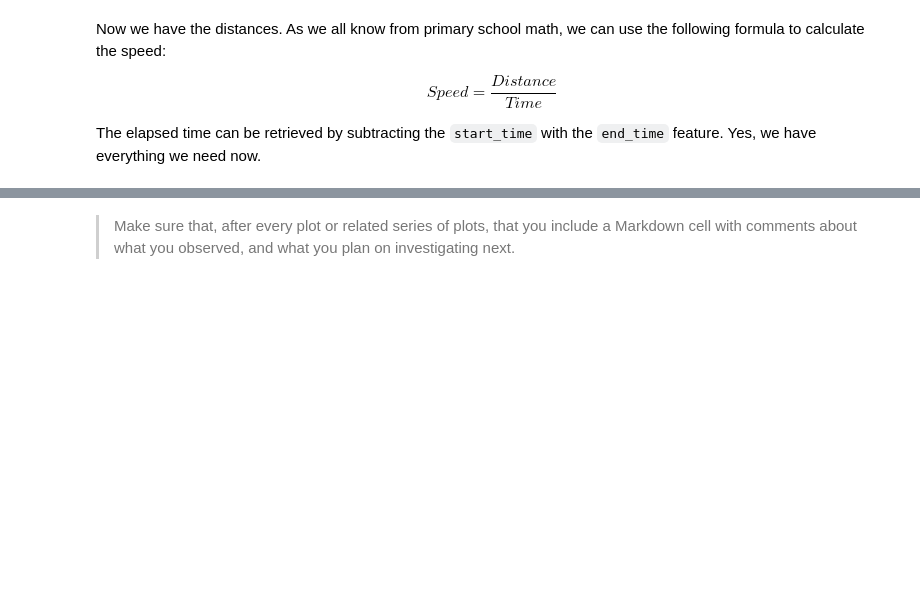
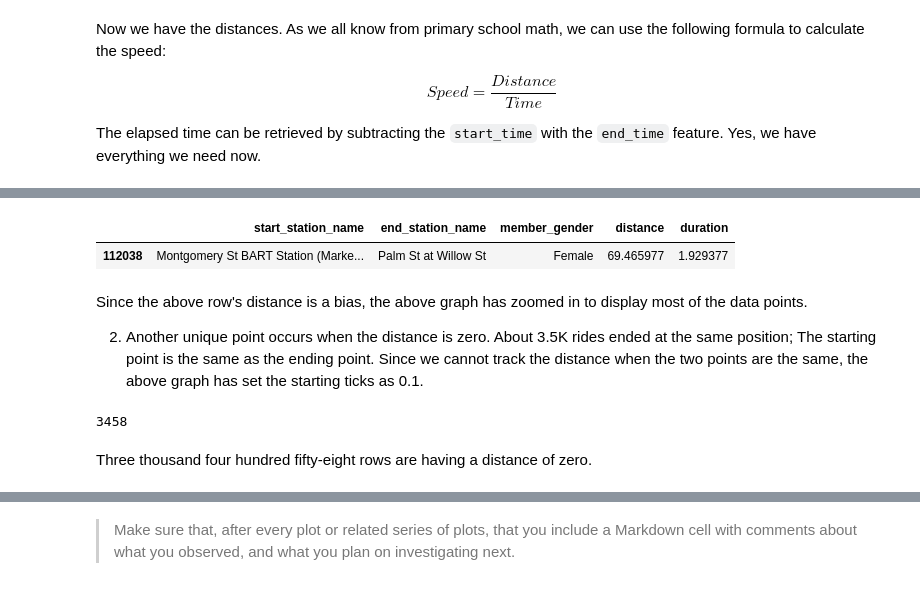
Before and after one commit to chefZau/Bike-System-Data-Exploration, a Jupyter notebook: exploration_template.ipynb, the cells around one changed output, grey strips where cells are left out. Saved outputs shown, nothing was run; the diff lists cells and outputs as text; code cells hidden in the pictures; blank space fills up the shorter version.

```diff
--- a/exploration_template.ipynb
+++ b/exploration_template.ipynb
@@ -189,0 +229,15 @@ df['speed'] = df['distance'] / df['duration']
+# %%
+df.query("distance >= 69")[['start_station_name', 'end_station_name', 'member_gender', 'distance', 'duration']]
+# %% [output]
+|  | start_station_name | end_station_name | member_gender | distance | duration |
+| 112038 | Montgomery St BART Station (Marke... | Palm St at Willow St | Female | 69.465977 | 1.929377 |
+# %% [markdown]
+Since the above row's distance is a bias, the above graph has zoomed in to display most of the data points.
+
+2. Another unique point occurs when the distance is zero. About 3.5K rides ended at the same position; The starting point is the same as the ending point. Since we cannot track the distance when the two points are the same, the above graph has set the starting ticks as 0.1.
+# %%
+len(df.query("distance == 0"))
+# %% [output]
+3458
+# %% [markdown]
+Three thousand four hundred fifty-eight rows are having a distance of zero.
```
Also changed, not shown: parts of 7 cells of this notebook.
